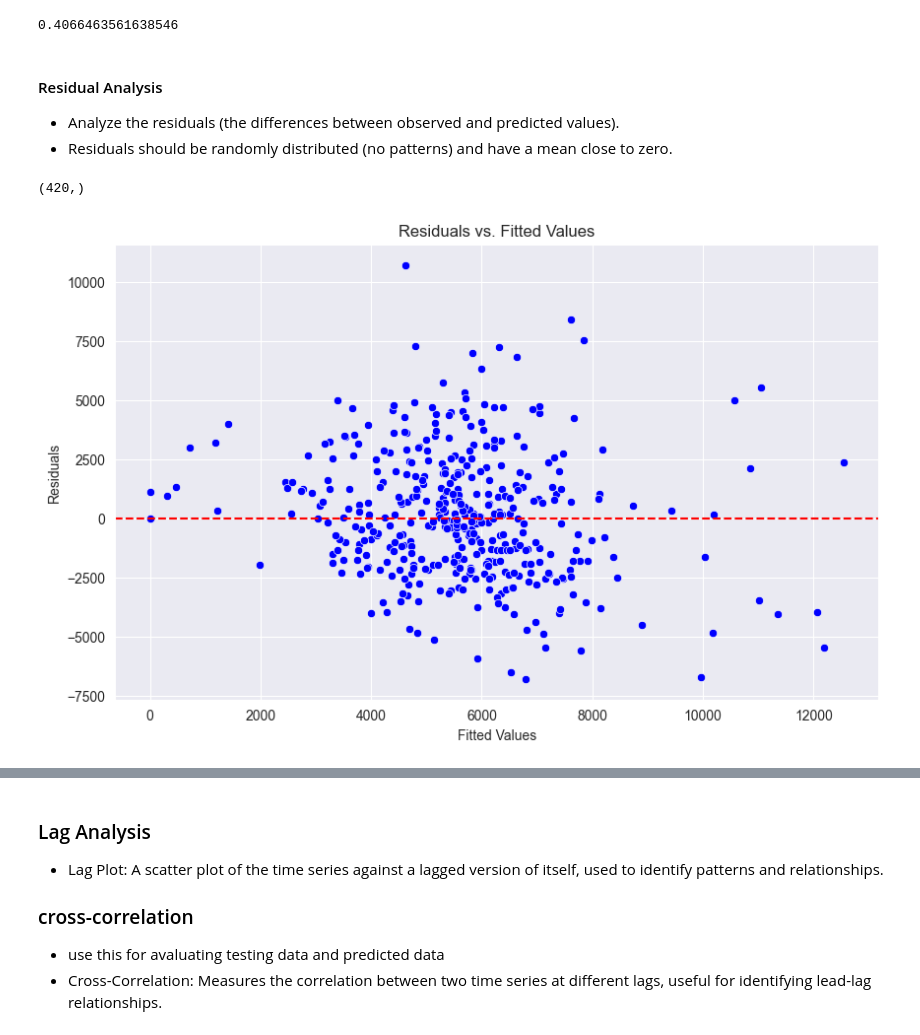
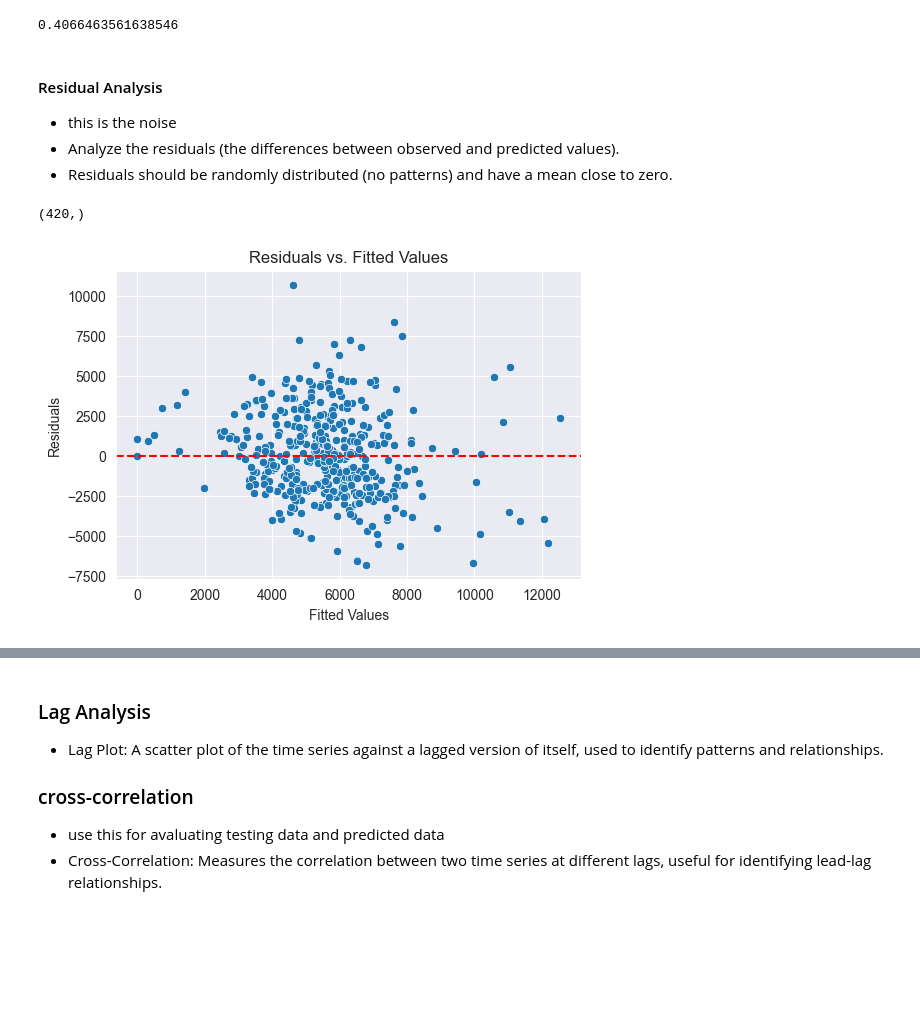
Before and after one commit to kibambe-0167/time-series-analysis, a Jupyter notebook: app.ipynb, the cells around one changed output, grey strips where cells are left out. Saved outputs shown, nothing was run; the diff lists cells and outputs as text; code cells hidden in the pictures; blank space fills up the shorter version.

```diff
--- a/app.ipynb
+++ b/app.ipynb
@@ -895,6 +910,7 @@ float(mean_absolute_percentage_error(testSteps.values, arimaPredictedSteps.value
 0.4066463561638546
 # %% [markdown]
 #### Residual Analysis
+- this is the noise
 - Analyze the residuals (the differences between observed and predicted values).
 - Residuals should be randomly distributed (no patterns) and have a mean close to zero.
 # %%
@@ -904,12 +920,12 @@ residuals.shape
 (420,)
 # %%
 fitted_values = arimaModel.fittedvalues
-plt.figure(figsize=(10, 6))
+plt.figure(figsize=(6, 4))
 sns.scatterplot(x=fitted_values, y=residuals)
 plt.axhline(y=0, color='r', linestyle='--')
 plt.title('Residuals vs. Fitted Values')
 plt.xlabel('Fitted Values')
 plt.ylabel('Residuals')
 plt.show()
 # %% [output]
-[figure, old version]
+[figure, new version]
```
Also changed, not shown: parts of 6 cells of this notebook.
